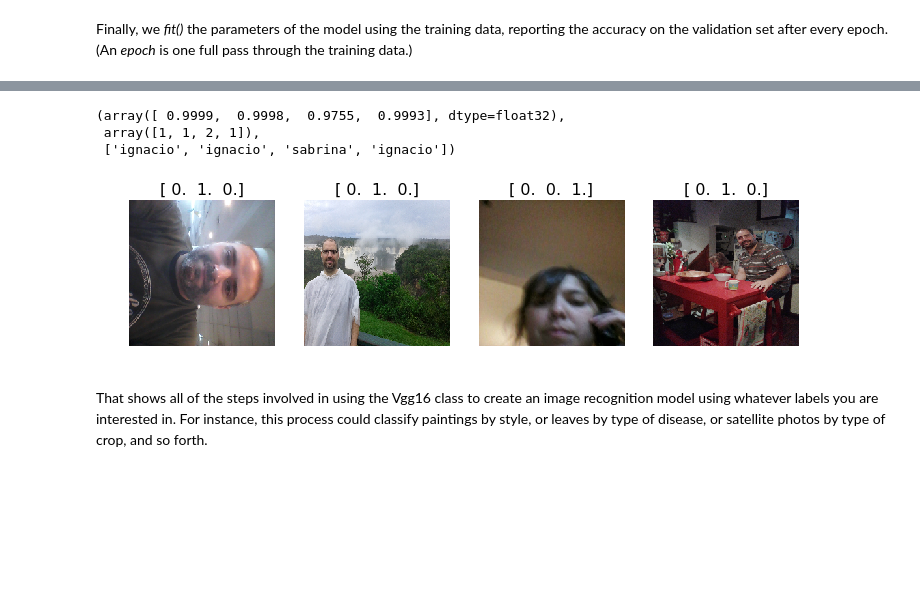
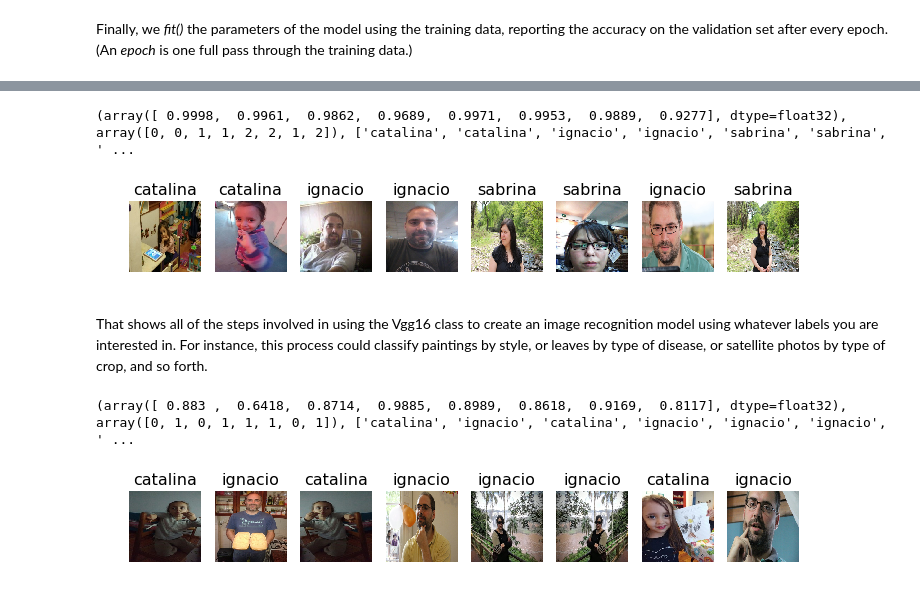
Before and after one commit to igabba/fast.ai, a Jupyter notebook: lesson1-with-my-own-dataset.ipynb, the cells around one changed output, grey strips where cells are left out. Cells and saved outputs as stored; diff of their text form; code cells hidden in the pictures; blank space fills up the shorter version.

```diff
--- a/lesson1-with-my-own-dataset.ipynb
+++ b/lesson1-with-my-own-dataset.ipynb
@@ -36,7 +38,7 @@ from utils import plots
 # %%
 # As large as you can, but no larger than 64 is recommended.
 # If you have an older or cheaper GPU, you'll run out of memory, so will have to decrease this.
-batch_size=4
+batch_size=8
 # %% [markdown]
 The code below will work for any image recognition task, with any number of categories! All you have to do is to put your images into one folder per category (in this case a family member), and run the following code.
 # %% [markdown]
@@ -107,5 +114,5 @@ vgg.finetune(batches)
 # %% [markdown]
 Finally, we *fit()* the parameters of the model using the training data, reporting the accuracy on the validation set after every epoch. (An *epoch* is one full pass through the training data.)
 # %%
-vgg.fit(batches, val_batches, nb_epoch=5)
+vgg.fit(batches, val_batches, nb_epoch=3)
 # %% [output]
@@ -122,10 +125,19 @@ Epoch 5/5
-# %%
-plots(imgs, titles=labels)
-vgg.predict(imgs, True)
-# %% [output]
-(array([ 0.9999,  0.9998,  0.9755,  0.9993], dtype=float32),
- array([1, 1, 2, 1]),
- ['ignacio', 'ignacio', 'sabrina', 'ignacio'])
-[figure, removed]
+# %%
+prediction = vgg.predict(imgs, True)
+print(prediction)
+
+plots(imgs, titles=prediction[2])
+# %% [output]
+(array([ 0.9998,  0.9961,  0.9862,  0.9689,  0.9971,  0.9953,  0.9889,  0.9277], dtype=float32), array([0, 0, 1, 1, 2, 2, 1, 2]), ['catalina', 'catalina', 'ignacio', 'ignacio', 'sabrina', 'sabrina', ' ...
+[figure, added]
 # %% [markdown]
 That shows all of the steps involved in using the Vgg16 class to create an image recognition model using whatever labels you are interested in. For instance, this process could classify paintings by style, or leaves by type of disease, or satellite photos by type of crop, and so forth.
+# %%
+imgs,labels = next(val_batches)
+prediction = vgg.predict(imgs, True)
+print(prediction)
+
+plots(imgs, titles=prediction[2])
+# %% [output]
+(array([ 0.883 ,  0.6418,  0.8714,  0.9885,  0.8989,  0.8618,  0.9169,  0.8117], dtype=float32), array([0, 1, 0, 1, 1, 1, 0, 1]), ['catalina', 'ignacio', 'catalina', 'ignacio', 'ignacio', 'ignacio', ' ...
+[figure, added]
```
Also changed, not shown: parts of 15 cells of this notebook.
